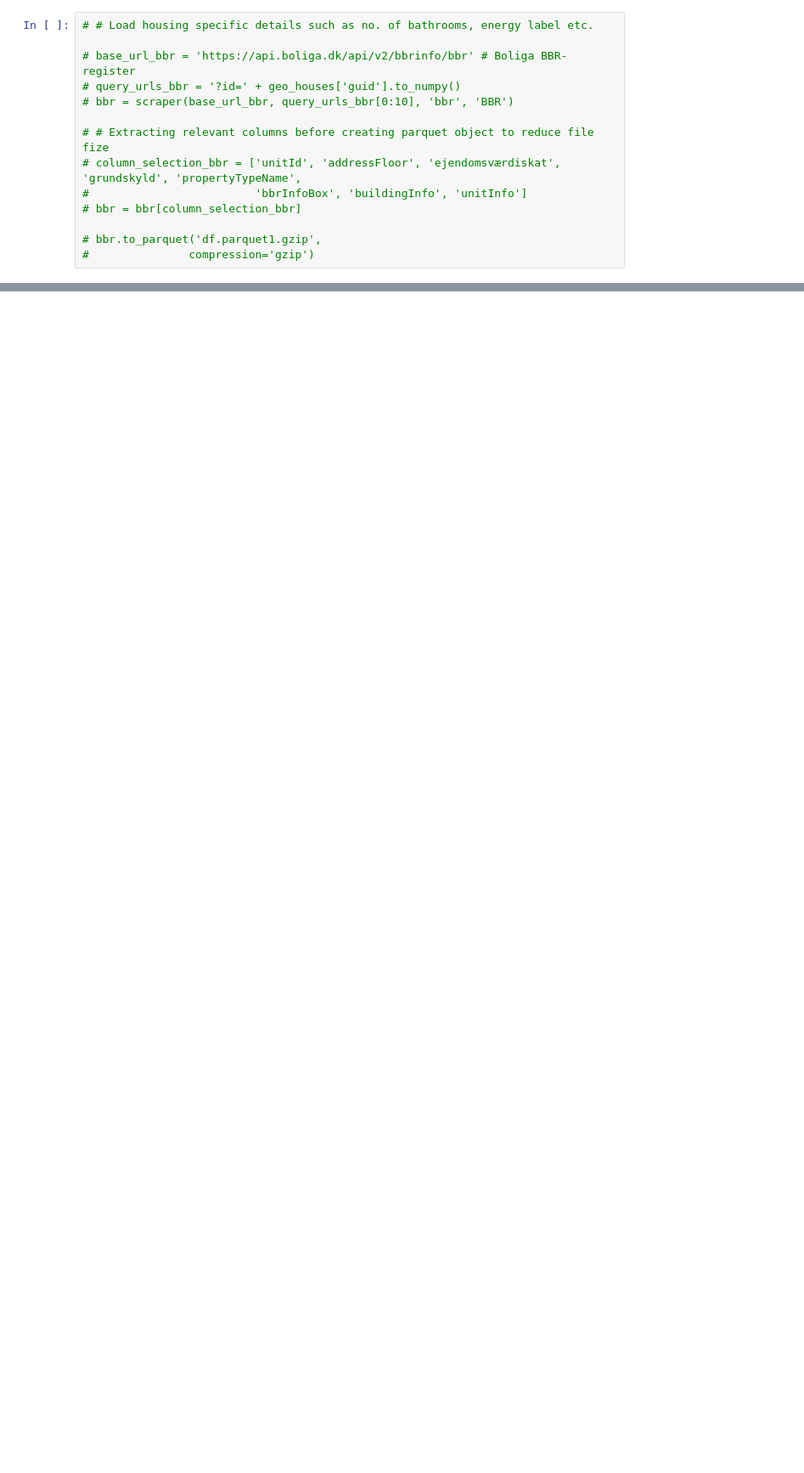
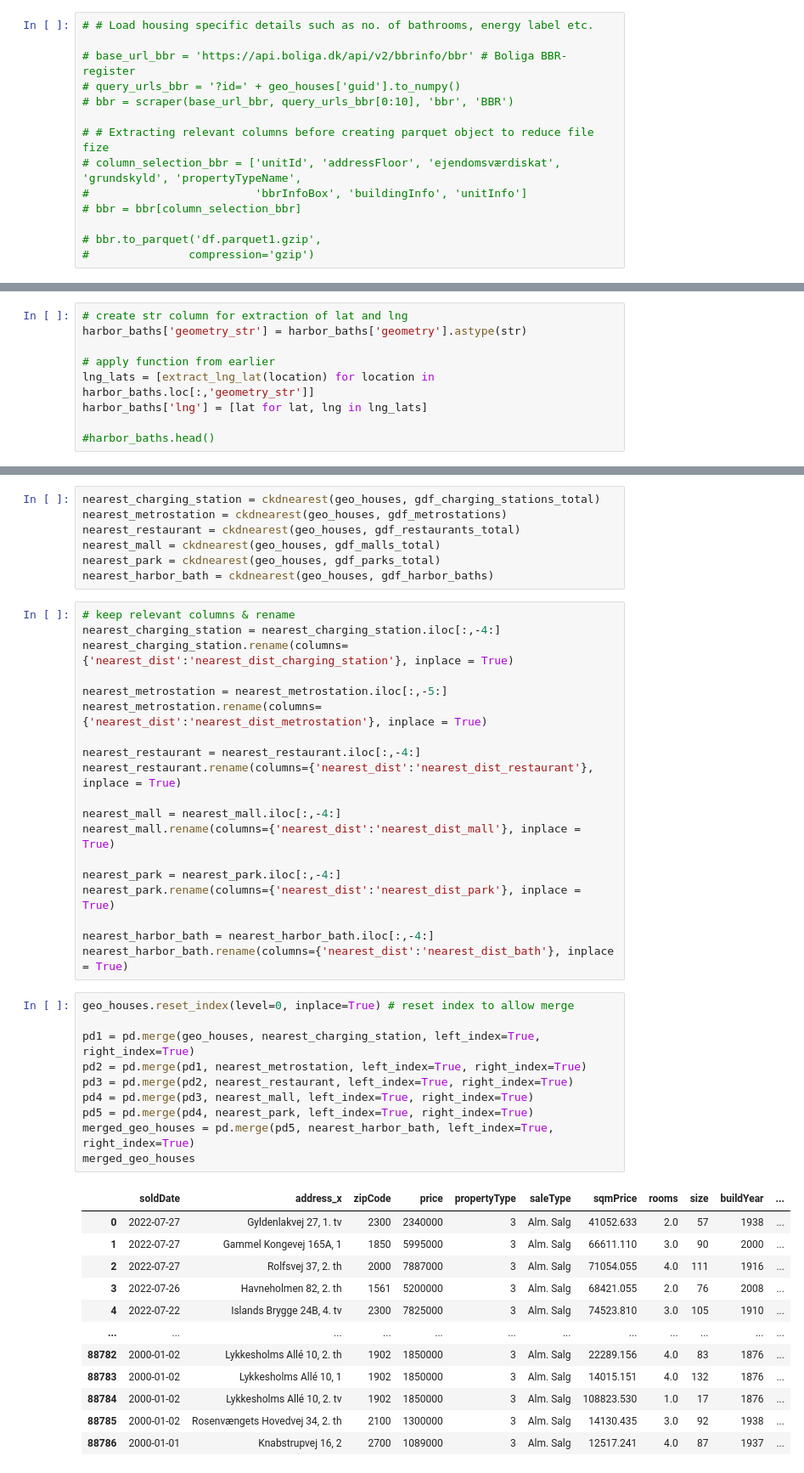
Before and after one commit to yapicikerem/ISDS_G9, a Jupyter notebook: data_analysis.ipynb, the cells around one changed output, grey strips where cells are left out. Shown at 85% size. Drawn from its saved outputs; the diff is of its cells as text; blank space fills up the shorter version.

```diff
--- a/data_analysis.ipynb
+++ b/data_analysis.ipynb
@@ -231,0 +925,9 @@ fig.subplots_adjust(right=0.95)
+# %%
+# create str column for extraction of lat and lng
+harbor_baths['geometry_str'] = harbor_baths['geometry'].astype(str)
+
+# apply function from earlier
+lng_lats = [extract_lng_lat(location) for location in harbor_baths.loc[:,'geometry_str']]
+harbor_baths['lng'] = [lat for lat, lng in lng_lats]
+
+#harbor_baths.head()
@@ -231,0 +1133,49 @@ fig.subplots_adjust(right=0.95)
+# %%
+nearest_charging_station = ckdnearest(geo_houses, gdf_charging_stations_total)
+nearest_metrostation = ckdnearest(geo_houses, gdf_metrostations)
+nearest_restaurant = ckdnearest(geo_houses, gdf_restaurants_total)
+nearest_mall = ckdnearest(geo_houses, gdf_malls_total)
+nearest_park = ckdnearest(geo_houses, gdf_parks_total)
+nearest_harbor_bath = ckdnearest(geo_houses, gdf_harbor_baths)
+# %%
+# keep relevant columns & rename
+nearest_charging_station = nearest_charging_station.iloc[:,-4:]
+nearest_charging_station.rename(columns={'nearest_dist':'nearest_dist_charging_station'}, inplace = True)
+
+nearest_metrostation = nearest_metrostation.iloc[:,-5:]
+nearest_metrostation.rename(columns={'nearest_dist':'nearest_dist_metrostation'}, inplace = True)
+
+nearest_restaurant = nearest_restaurant.iloc[:,-4:]
+nearest_restaurant.rename(columns={'nearest_dist':'nearest_dist_restaurant'}, inplace = True)
+
+nearest_mall = nearest_mall.iloc[:,-4:]
+nearest_mall.rename(columns={'nearest_dist':'nearest_dist_mall'}, inplace = True)
+
+nearest_park = nearest_park.iloc[:,-4:]
+nearest_park.rename(columns={'nearest_dist':'nearest_dist_park'}, inplace = True)
+
+nearest_harbor_bath = nearest_harbor_bath.iloc[:,-4:]
+nearest_harbor_bath.rename(columns={'nearest_dist':'nearest_dist_bath'}, inplace = True)
+# %%
+geo_houses.reset_index(level=0, inplace=True) # reset index to allow merge
+
+pd1 = pd.merge(geo_houses, nearest_charging_station, left_index=True, right_index=True)
+pd2 = pd.merge(pd1, nearest_metrostation, left_index=True, right_index=True)
+pd3 = pd.merge(pd2, nearest_restaurant, left_index=True, right_index=True)
+pd4 = pd.merge(pd3, nearest_mall, left_index=True, right_index=True)
+pd5 = pd.merge(pd4, nearest_park, left_index=True, right_index=True)
+merged_geo_houses = pd.merge(pd5, nearest_harbor_bath, left_index=True, right_index=True)
+merged_geo_houses
+# %% [output]
+|  | soldDate | address_x | zipCode | price | propertyType | saleType | sqmPrice | rooms | size | buildYear | ... |
+| 0 | 2022-07-27 | Gyldenlakvej 27, 1. tv | 2300 | 2340000 | 3 | Alm. Salg | 41052.633 | 2.0 | 57 | 1938 | ... |
+| 1 | 2022-07-27 | Gammel Kongevej 165A, 1 | 1850 | 5995000 | 3 | Alm. Salg | 66611.110 | 3.0 | 90 | 2000 | ... |
+| 2 | 2022-07-27 | Rolfsvej 37, 2. th | 2000 | 7887000 | 3 | Alm. Salg | 71054.055 | 4.0 | 111 | 1916 | ... |
+| 3 | 2022-07-26 | Havneholmen 82, 2. th | 1561 | 5200000 | 3 | Alm. Salg | 68421.055 | 2.0 | 76 | 2008 | ... |
+| 4 | 2022-07-22 | Islands Brygge 24B, 4. tv | 2300 | 7825000 | 3 | Alm. Salg | 74523.810 | 3.0 | 105 | 1910 | ... |
+| ... | ... | ... | ... | ... | ... | ... | ... | ... | ... | ... | ... |
+| 88782 | 2000-01-02 | Lykkesholms Allé 10, 2. th | 1902 | 1850000 | 3 | Alm. Salg | 22289.156 | 4.0 | 83 | 1876 | ... |
+| 88783 | 2000-01-02 | Lykkesholms Allé 10, 1 | 1902 | 1850000 | 3 | Alm. Salg | 14015.151 | 4.0 | 132 | 1876 | ... |
+| 88784 | 2000-01-02 | Lykkesholms Allé 10, 2. tv | 1902 | 1850000 | 3 | Alm. Salg | 108823.530 | 1.0 | 17 | 1876 | ... |
+| 88785 | 2000-01-02 | Rosenvængets Hovedvej 34, 2. th | 2100 | 1300000 | 3 | Alm. Salg | 14130.435 | 3.0 | 92 | 1938 | ... |
+| 88786 | 2000-01-01 | Knabstrupvej 16, 2 | 2700 | 1089000 | 3 | Alm. Salg | 12517.241 | 4.0 | 87 | 1937 | ... |
```
Also changed, not shown: parts of 116 cells of this notebook, 1 other file.
